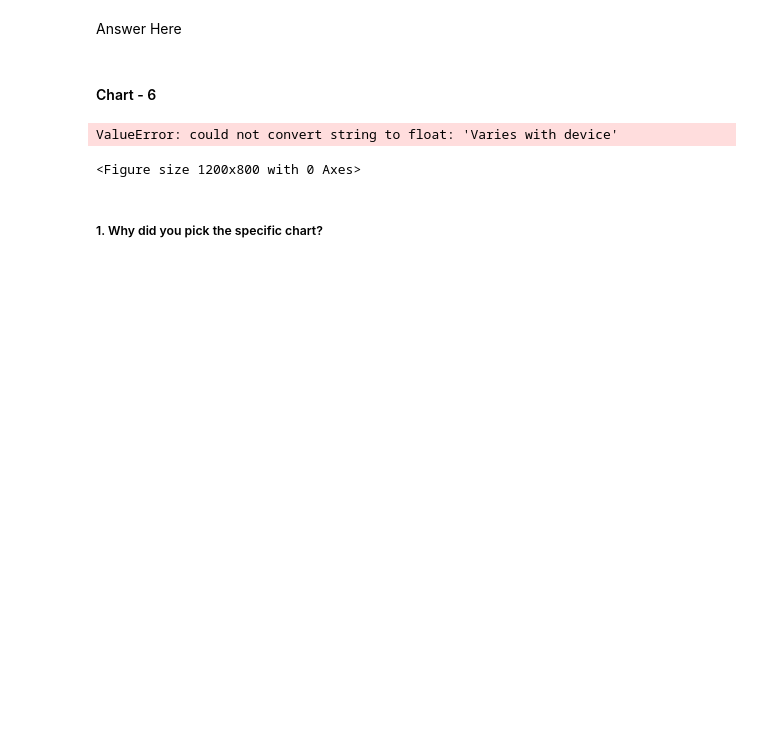
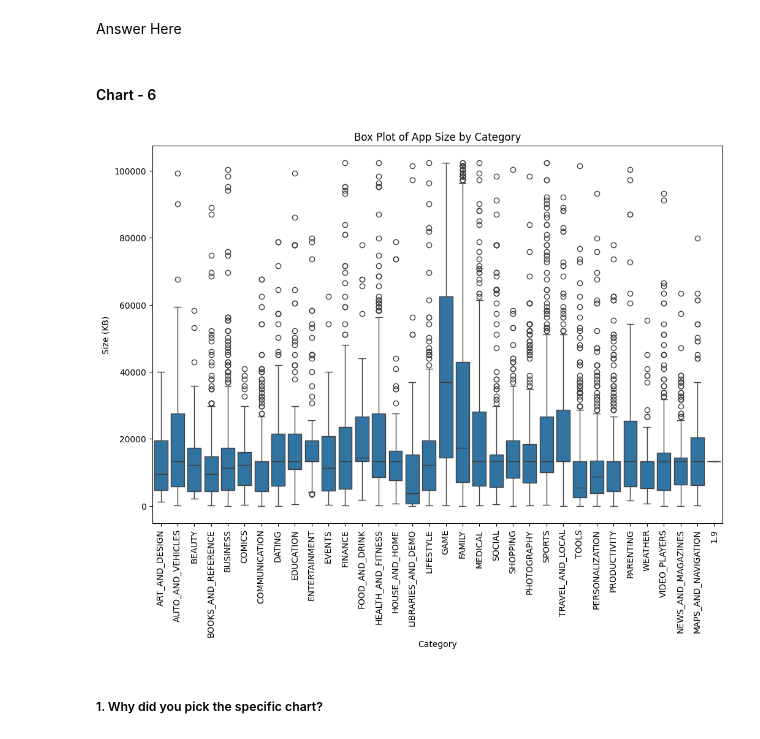
Before and after one commit to kush-agra-soni/3_play_store_eda, a Jupyter notebook: main.ipynb, the cells around one changed output. Cells and saved outputs as stored; diff of their text form; code cells hidden in the pictures; blank space fills up the shorter version.

```diff
--- a/main.ipynb
+++ b/main.ipynb
@@ -1044,20 +1072,26 @@ Answer Here
 # %%
 # Chart - 6 visualization code
 # Load the dataset
 df = pd.read_csv('final_playstore_data.csv')
 
+# Replace "Varies with device" with NaN and convert 'Size' to numeric in one step
+df['Size'] = df['Size'].replace('Varies with device', np.nan)
+df['Size'] = pd.to_numeric(df['Size'].str.replace('M', ''), errors='coerce') * 1024  # Convert MB to KB
+
+# Fill NaN values with the median size
+median_size = df['Size'].median()
+df['Size'] = df['Size'].fillna(median_size)
+
 # Box Plot: App Size by Category
 plt.figure(figsize=(12, 8))
-df['Size'] = df['Size'].str.replace('M', '').astype(float) * 1024  # Convert MB to KB
 sns.boxplot(x='Category', y='Size', data=df)
 plt.title('Box Plot of App Size by Category')
 plt.xlabel('Category')
 plt.ylabel('Size (KB)')
 plt.xticks(rotation=90)
 plt.show()
 # %% [output]
-ValueError: could not convert string to float: 'Varies with device'
-<Figure size 1200x800 with 0 Axes>
+[figure, added]
 # %% [markdown]
 ##### 1. Why did you pick the specific chart?
 # %% [markdown]
```
Also changed, not shown: parts of 32 cells of this notebook.
